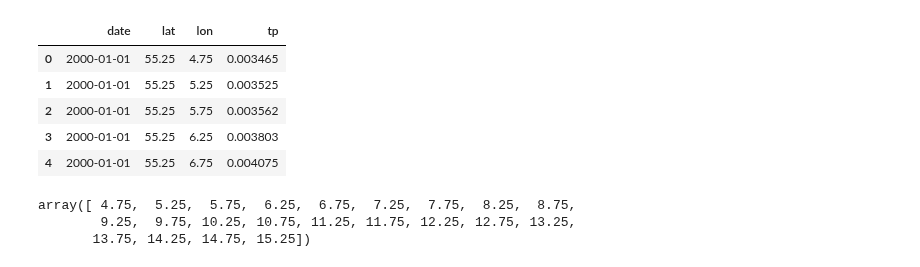
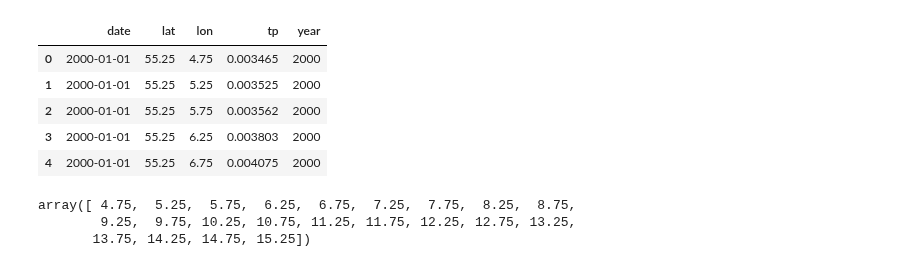
Before and after one commit to JohannaTrost/MSC24-WBM, a Jupyter notebook: analyse_existing_trends.ipynb, the cells around one changed output. Saved outputs shown, nothing was run; the diff lists cells and outputs as text; code cells hidden in the pictures.

```diff
--- a/analyse_existing_trends.ipynb
+++ b/analyse_existing_trends.ipynb
@@ -11,15 +14,17 @@ import cartopy.feature as cfeature
 # %%
 P_data1 = pd.read_csv('data/total_precipitation/precip_2000_2011.csv')
 P_data2 = pd.read_csv('data/total_precipitation/precip_2012_2023.csv')
 P_data = pd.concat([P_data1, P_data2])
+P_data['date'] = pd.to_datetime(P_data['date'])
+P_data['year'] = P_data['date'].dt.year
 P_data.head()
 # %% [output]
-|  | date | lat | lon | tp |
-| 0 | 2000-01-01 | 55.25 | 4.75 | 0.003465 |
-| 1 | 2000-01-01 | 55.25 | 5.25 | 0.003525 |
-| 2 | 2000-01-01 | 55.25 | 5.75 | 0.003562 |
-| 3 | 2000-01-01 | 55.25 | 6.25 | 0.003803 |
-| 4 | 2000-01-01 | 55.25 | 6.75 | 0.004075 |
+|  | date | lat | lon | tp | year |
+| 0 | 2000-01-01 | 55.25 | 4.75 | 0.003465 | 2000 |
+| 1 | 2000-01-01 | 55.25 | 5.25 | 0.003525 | 2000 |
+| 2 | 2000-01-01 | 55.25 | 5.75 | 0.003562 | 2000 |
+| 3 | 2000-01-01 | 55.25 | 6.25 | 0.003803 | 2000 |
+| 4 | 2000-01-01 | 55.25 | 6.75 | 0.004075 | 2000 |
 # %%
 P_data['lon'].unique()
 # %% [output]
```
Also changed, not shown: parts of 12 cells of this notebook.
